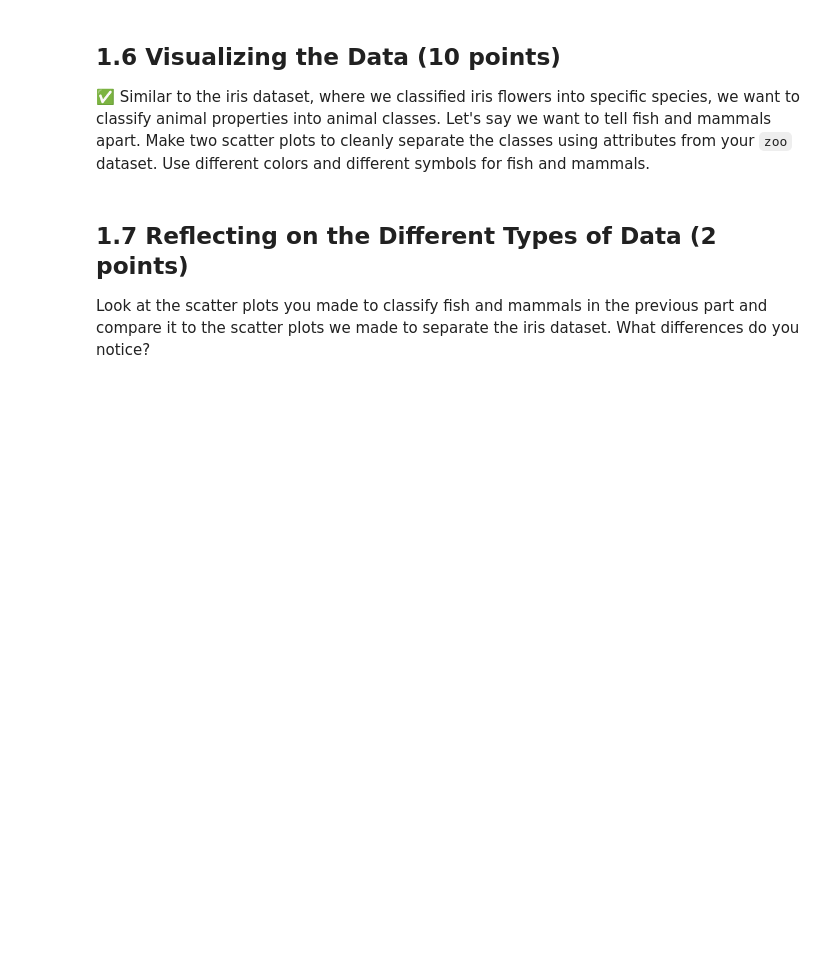
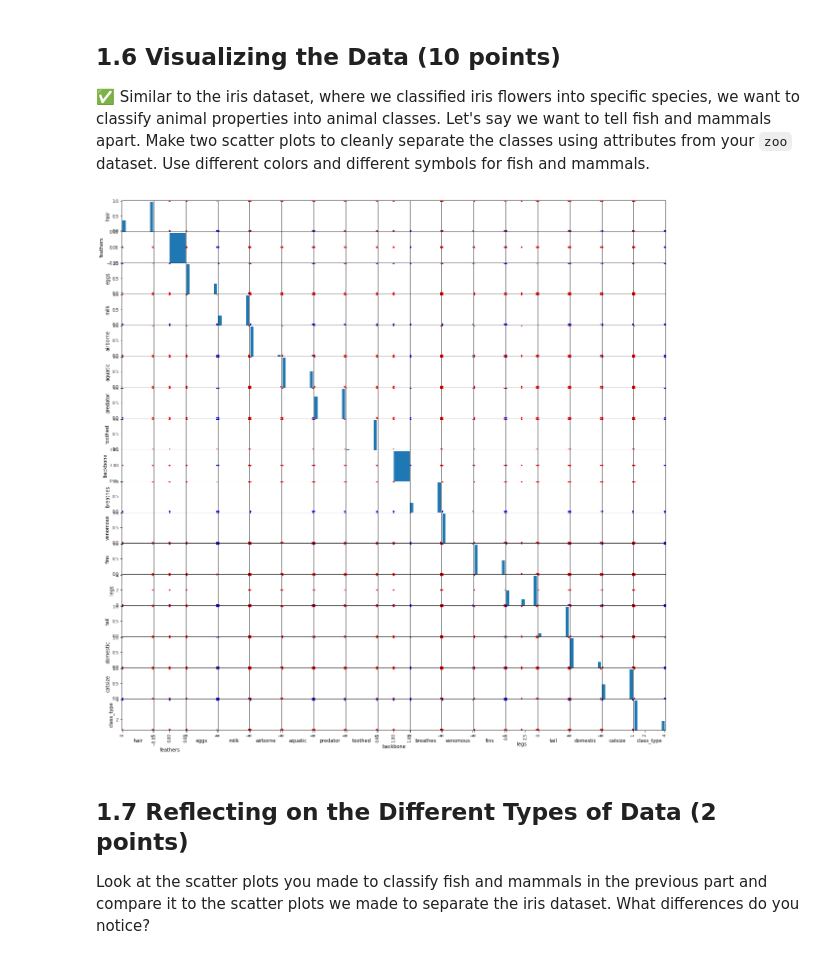
Before and after one commit to noahmueller3/CMSE202-s23-turnin, a Jupyter notebook: hw-02/HW-02_PandasAndObjects-STUDENT.ipynb, the cells around one changed output. Cells and saved outputs as stored; diff of their text form; code cells hidden in the pictures; blank space fills up the shorter version.

```diff
--- a/hw-02/HW-02_PandasAndObjects-STUDENT.ipynb
+++ b/hw-02/HW-02_PandasAndObjects-STUDENT.ipynb
@@ -81,6 +93,10 @@ Look at both datasets (`class.csv`, `zoo.csv`). Describe the contents of both da
 &#9989; Use pandas to read in the `zoo.csv` and `class.csv` files into DataFrames.
 # %%
 #Write code here
+#Did the same thing as before because you can download the data directly from URL with pandas
+import pandas as pd
+zoo = pd.read_csv("https://raw.githubusercontent.com/msu-cmse-courses/cmse202-S23-data/main/HW/HW2/zoo.csv")
+animal_class = pd.read_csv("https://raw.githubusercontent.com/msu-cmse-courses/cmse202-S23-data/main/HW/HW2/class.csv")
 # %% [markdown]
 ## Part 1.5 Counting Classes (2 Points).
 
@@ -93,6 +112,22 @@ Look back in the PCA/ICA and see how we used `groupby` to find the number of Iri
 &#9989; Similar to the iris dataset, where we classified iris flowers into specific species, we want to classify animal properties into animal classes. Let's say we want to tell fish and mammals apart. Make two scatter plots to cleanly separate the classes using attributes from your `zoo` dataset. Use different colors and different symbols for fish and mammals.
 # %%
 #Write your code here
+from pandas.plotting import scatter_matrix
+colors = []
+fish = zoo[(zoo["class_type"] == 4)]
+mammals = zoo[zoo["class_type"] == 1]
+fish_mammals = fish.append(mammals)
+fish_mammals.set_index("animal_name", inplace=True)
+for index in fish_mammals.index:
+    if fish_mammals.loc[index]["class_type"] == 1:
+        colors.append("red")
+    else:
+        colors.append("blue")
+
+scatter_matrix(fish_mammals, figsize=(20,20), color=colors);
+#fish_mammals
+# %% [output]
+[figure, added]
 # %% [markdown]
 ## 1.7 Reflecting on the Different Types of Data (2 points)
 
```
Also changed, not shown: parts of 7 cells of this notebook, 2 other files.
